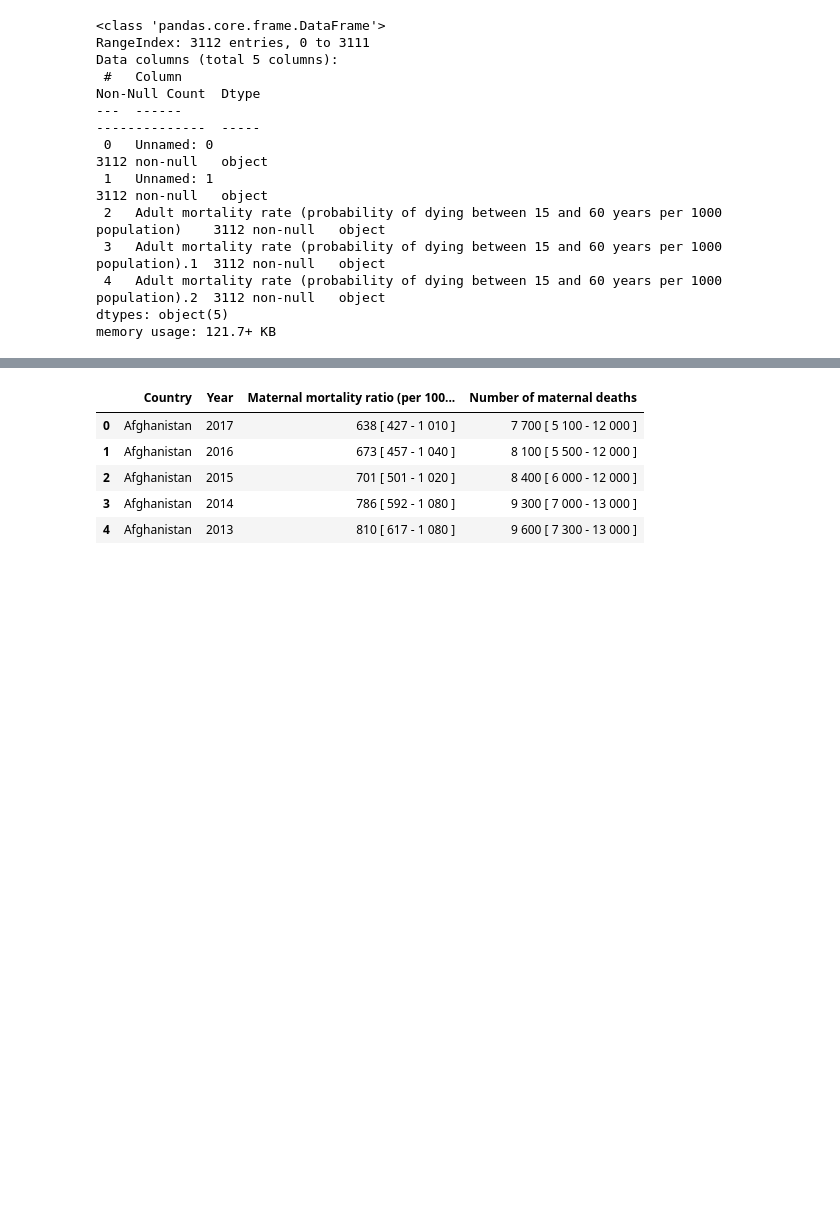
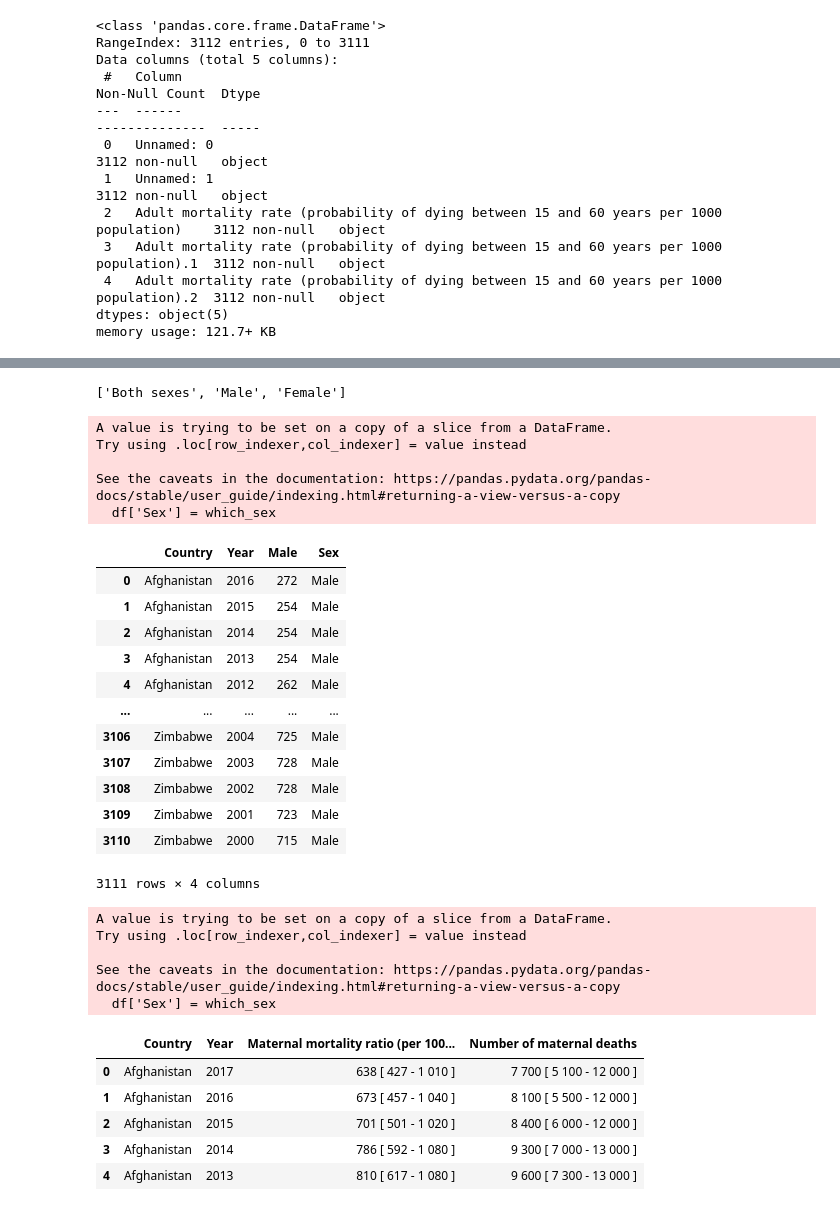
Before and after one commit to msamhz/Kaggle_WorldMortalityRates, a Jupyter notebook: code/1_EDA.ipynb, the cells around one changed output, grey strips where cells are left out. Cells and saved outputs as stored; diff of their text form; code cells hidden in the pictures; blank space fills up the shorter version.

```diff
--- a/code/1_EDA.ipynb
+++ b/code/1_EDA.ipynb
@@ -63,0 +57,11 @@ Columns # 1,2,3,4 contains object likely because of the Row 0
+# %%
+gender_category = adult_mortality.iloc[0,2:].tolist()
+gender_category
+# %% [output]
+['Both sexes', 'Male', 'Female']
+# %%
+adult_mortality.columns = adult_mortality.iloc[0,:]
+
+adult_mortality.drop(0, inplace = True )
+# %%
+adult_mortality.reset_index(inplace = True, drop = True)
@@ -63,0 +76,29 @@ Columns # 1,2,3,4 contains object likely because of the Row 0
+# %%
+def create_df(ori_df, which_sex):
+
+    df = ori_df
+
+    df['Sex'] = which_sex
+
+    return df
+# %%
+create_df(adult_mortality[['Country','Year', 'Male']], 'Male')
+# %% [output]
+A value is trying to be set on a copy of a slice from a DataFrame.
+Try using .loc[row_indexer,col_indexer] = value instead
+
+See the caveats in the documentation: https://pandas.pydata.org/pandas-docs/stable/user_guide/indexing.html#returning-a-view-versus-a-copy
+  df['Sex'] = which_sex
+|  | Country | Year | Male | Sex |
+| 0 | Afghanistan | 2016 | 272 | Male |
+| 1 | Afghanistan | 2015 | 254 | Male |
+| 2 | Afghanistan | 2014 | 254 | Male |
+| 3 | Afghanistan | 2013 | 254 | Male |
+| 4 | Afghanistan | 2012 | 262 | Male |
+| ... | ... | ... | ... | ... |
+| 3106 | Zimbabwe | 2004 | 725 | Male |
+| 3107 | Zimbabwe | 2003 | 728 | Male |
+| 3108 | Zimbabwe | 2002 | 728 | Male |
+| 3109 | Zimbabwe | 2001 | 723 | Male |
+| 3110 | Zimbabwe | 2000 | 715 | Male |
+3111 rows × 4 columns
@@ -64,3 +115,11 @@ Columns # 1,2,3,4 contains object likely because of the Row 0
+# %%
+adult_mortality_compressed =  pd.concat(generateList_df(adult_mortality))
+# %% [output]
+A value is trying to be set on a copy of a slice from a DataFrame.
+Try using .loc[row_indexer,col_indexer] = value instead
+
+See the caveats in the documentation: https://pandas.pydata.org/pandas-docs/stable/user_guide/indexing.html#returning-a-view-versus-a-copy
+  df['Sex'] = which_sex
 # %%
 maternal_mortality.head()
 # %% [output]
```
Also changed, not shown: parts of 7 cells of this notebook.
